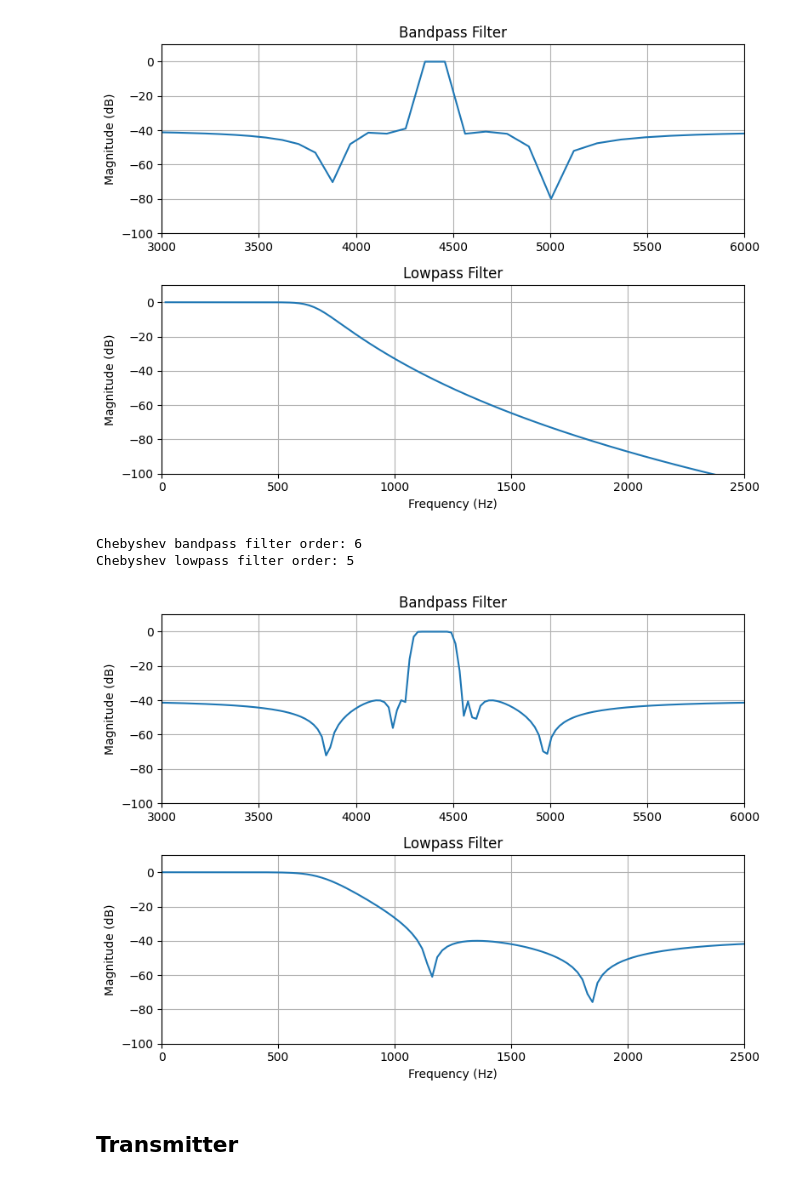
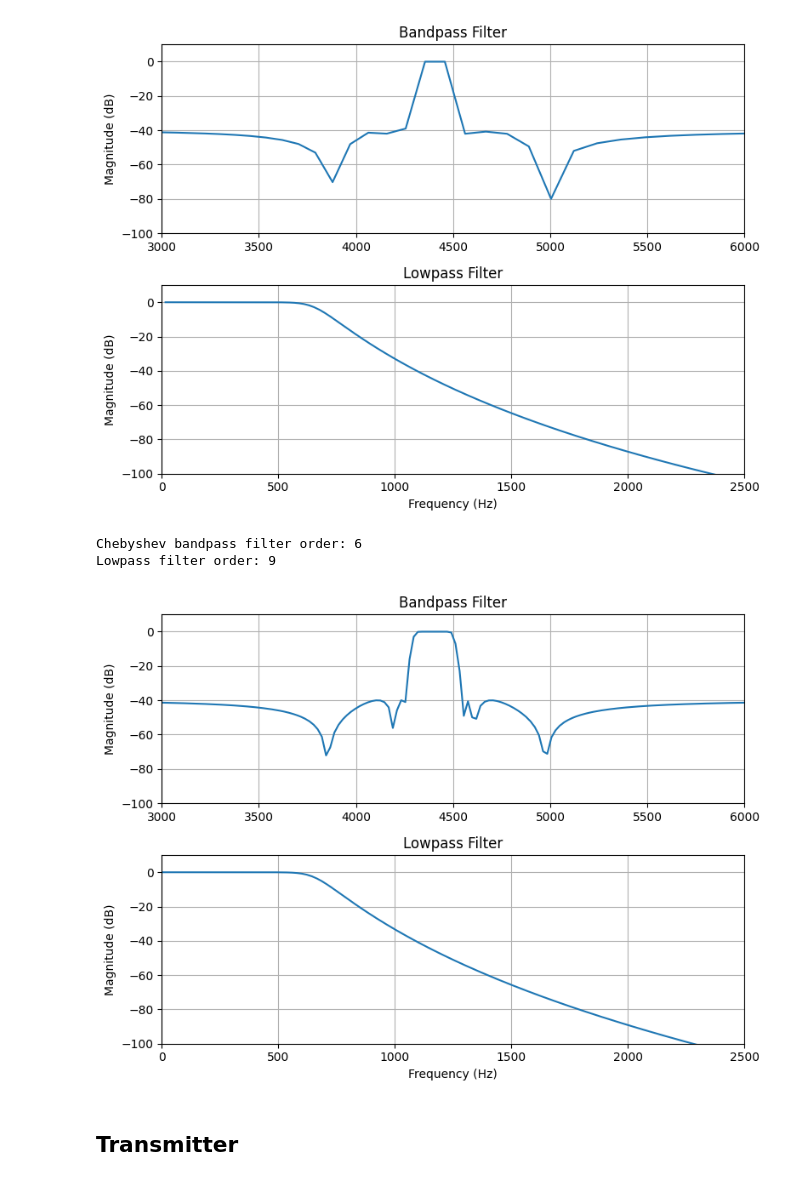
Before and after one commit to hannahpettersson/sigtransprojekt15, a Jupyter notebook: project/lab_2.ipynb, the cells around one changed output. Cells and saved outputs as stored; diff of their text form; code cells hidden in the pictures.

```diff
--- a/project/lab_2.ipynb
+++ b/project/lab_2.ipynb
@@ -119,59 +116,55 @@ Lowpass filter order: 9
 # %%
 
 #DIGITAL FILTERS
-
 Nc_d, w_c_d = signal.cheb2ord(wp_dig, ws_dig, Ap, As, analog=False)
 Nc_d = int(np.ceil(Nc_d))
 cb_d, ca_d = signal.iirdesign(wp=wp_dig, ws=ws_dig, gpass=Ap, gstop=As, ftype='cheby2', output='ba', analog=False)
-wb_d, Hc_d = signal.freqz(cb_d, ca_d)
+wb_d, hc_d = signal.freqz(cb_d, ca_d)
+f_bp_d = wb_d * f_nyquist / np.pi
 print(f"Chebyshev bandpass filter order: {Nc_d}")
 
 #LP FILTER
 N_lp_d, Wn_lp_d = signal.buttord(wp_lp_norm_d, ws_lp_norm_d, Ap_lp, As_lp, analog=False)
 N_lp_d = np.abs(np.ceil(N_lp_d))
+b_lp_d, a_lp_d = signal.iirdesign(wp=wp_lp_norm_d, ws=ws_lp_norm_d, gpass=Ap_lp, gstop=As_lp, ftype='butter', output='ba', analog=False)
+w_lp_d, h_lp_d = signal.freqz(b_lp_d, a_lp_d)
+f_lp_d = w_lp_d * f_nyquist /np.pi  # convert from rad/s to Hz
 print(f"Lowpass filter order: {N_lp_d}")
-b_lp_d, a_lp_d = signal.iirdesign(wp=wp_lp_norm_d, ws=ws_lp_norm_d, gpass=Ap_lp, gstop=As_lp, ftype='butter', output='ba', analog=False)
-w_bp_d, h_bp_d = signal.freqz(cb_d, ca_d)
-f_bp_d = w_bp_d * f_nyquist /np.pi  # convert from rad/s to Hz
 
 # Nc_d, w_c_d = signal.cheb2ord(wp_lp_norm_d, ws_lp_norm_d, Ap, As, analog=False)
 # Nc_d = int(np.ceil(Nc_d))
 # print(f"Chebyshev lowpass filter order: {Nc_d}")
 # b_lp_d, a_lp_d = signal.iirdesign(wp=wp_lp_norm_d, ws=ws_lp_norm_d, gpass=Ap_lp, gstop=As_lp, ftype='cheby2', output='ba', analog=False)
 # w_bp_d, h_bp_d = signal.freqz(cb_d, ca_d)
 # f_bp_d = w_bp_d * f_nyquist /np.pi  # convert from rad/s to Hz
 
-# Lowpass filter coefficients: b_lp, a_lp
-w_lp_d, h_lp_d = signal.freqz(b_lp_d, a_lp_d)
-f_lp_d = w_lp_d * f_nyquist /np.pi  # convert from rad/s to Hz
-
 # Plot both filters
 fig, ax = plt.subplots(2,1, figsize=(8,6))
 
 # Bandpass
-ax[0].plot(f_bp_d, 20*np.log10(np.abs(h_bp_d)))
+ax[0].plot(f_bp_d, 20*np.log10(np.abs(hc_d)))
 ax[0].set_title("Bandpass Filter")
 ax[0].set_ylabel("Magnitude (dB)")
 ax[0].set_xlim(3000,6000)
 ax[0].set_ylim(-100,10)
 ax[0].grid(True)
 
 # Lowpass
 ax[1].plot(f_lp_d, 20*np.log10(np.abs(h_lp_d)))
 ax[1].set_title("Lowpass Filter")
 ax[1].set_xlabel("Frequency (Hz)")
 ax[1].set_xlim(0,2500)
 ax[1].set_ylim(-100,10)
 
 ax[1].set_ylabel("Magnitude (dB)")
 ax[1].grid(True)
 
 plt.tight_layout()
 plt.show()
 # %% [output]
 Chebyshev bandpass filter order: 6
-Chebyshev lowpass filter order: 5
+Lowpass filter order: 9
-[figure, old version]
+[figure, new version]
 # %% [markdown]
 ## Transmitter
 # %%
```
Also changed, not shown: parts of 3 cells of this notebook, 3 other files.
